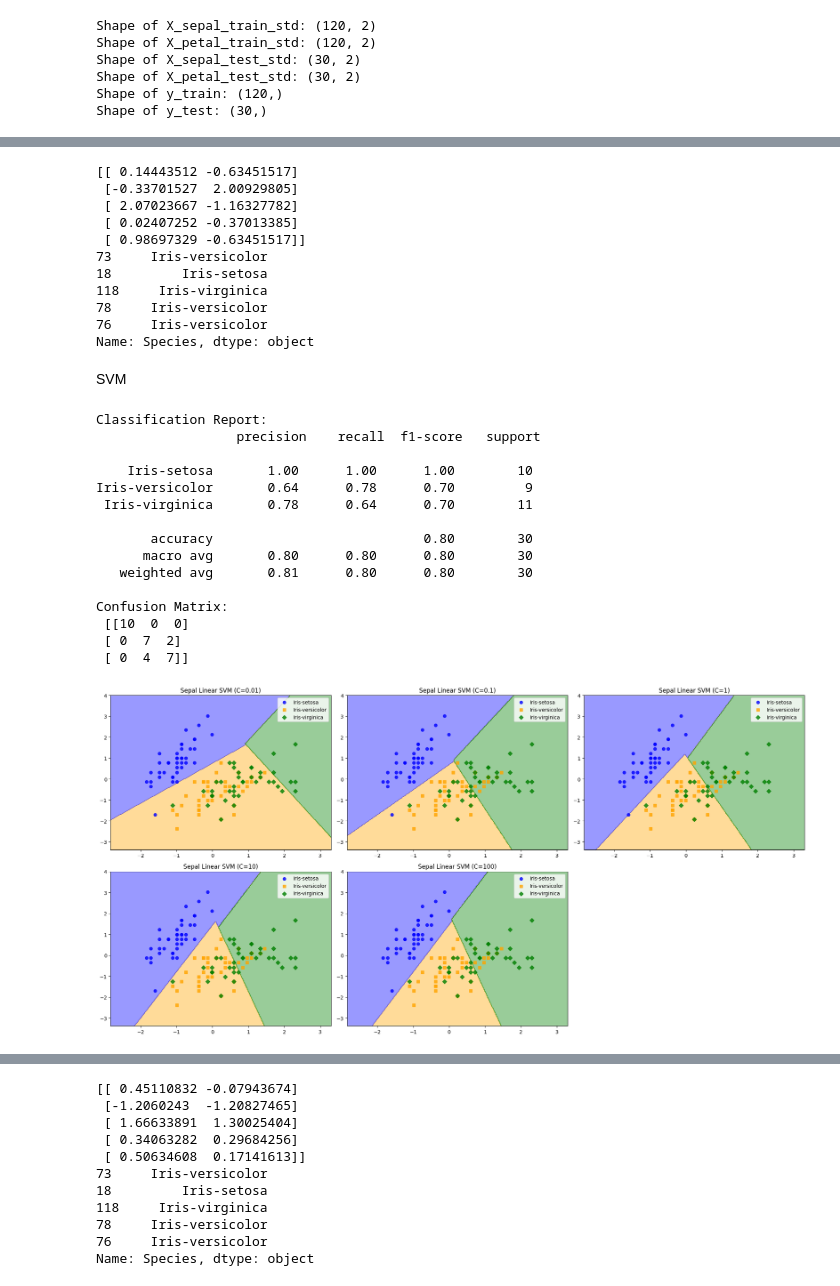
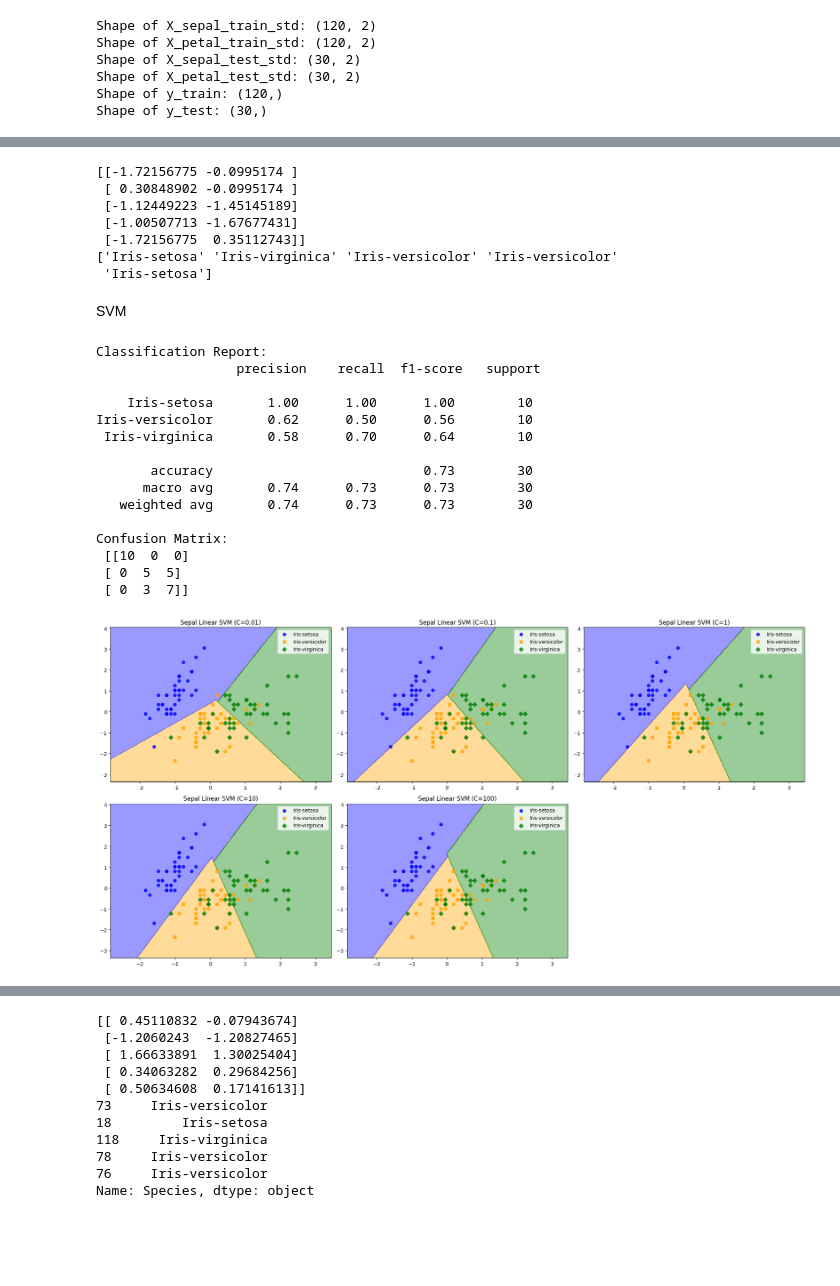
Before and after one commit to Lovjoy/Iris-EDA-and-Machine-Learning, a Jupyter notebook: EDA.ipynb, the cells around one changed output, grey strips where cells are left out. Drawn from its saved outputs; the diff is of its cells as text; code cells hidden in the pictures; blank space fills up the shorter version.

```diff
--- a/EDA.ipynb
+++ b/EDA.ipynb
@@ -144,8 +175,8 @@ from matplotlib.colors import ListedColormap
 def plot_decision_regions(X,y,classifier,resolution=0.02,title="Decision Regions"):
 
     # Initialise the marker types and colors
-    markers = ('o','s','D','^','v')
-    colors = ('blue', 'orange', 'green','gray','cyan')
+    markers = ('o','s','D')
+    colors = ('blue', 'orange', 'green')
     color_Map = ListedColormap(colors[:len(np.unique(y))])
 
     # Convert string labels to numeric if needed
@@ -194,23 +225,29 @@ iris.shape
 # %% [output]
 (150, 5)
 # %%
-train, test = train_test_split(iris, test_size=0.2, random_state=42)
+from sklearn.model_selection import train_test_split
+from sklearn.preprocessing import StandardScaler
 
-X_sepal_train = train[['SepalLengthCm', 'SepalWidthCm']]
-X_petal_train = train[['PetalLengthCm', 'PetalWidthCm']]
+train, test = train_test_split(
+    iris, test_size=0.2, random_state=42, stratify=iris["Species"]
+)
 
-X_sepal_test = test[['SepalLengthCm', 'SepalWidthCm']]
-X_petal_test = test[['PetalLengthCm', 'PetalWidthCm']]
+X_sepal_train = train[["SepalLengthCm", "SepalWidthCm"]].values
+X_sepal_test  = test[["SepalLengthCm", "SepalWidthCm"]].values
 
-y_train = train['Species']
-y_test = test['Species']
+X_petal_train = train[["PetalLengthCm", "PetalWidthCm"]].values
+X_petal_test  = test[["PetalLengthCm", "PetalWidthCm"]].values
 
+y_train = train["Species"].values
+y_test  = test["Species"].values
 
-scaler = StandardScaler()
-X_sepal_train_std = scaler.fit_transform(X_sepal_train)
-X_petal_train_std = scaler.fit_transform(X_petal_train)
-X_sepal_test_std = scaler.fit_transform(X_sepal_test)
-X_petal_test_std = scaler.fit_transform(X_petal_test)
+scaler_sepal = StandardScaler()
+X_sepal_train_std = scaler_sepal.fit_transform(X_sepal_train)
+X_sepal_test_std  = scaler_sepal.transform(X_sepal_test)
+
+scaler_petal = StandardScaler()
+X_petal_train_std = scaler_petal.fit_transform(X_petal_train)
+X_petal_test_std  = scaler_petal.transform(X_petal_test)
 
 print("Shape of X_sepal_train_std:", X_sepal_train_std.shape)
 print("Shape of X_petal_train_std:", X_petal_train_std.shape)
@@ -243,22 +276,18 @@ Name: Species, dtype: object
 # %%
 print(X_sepal_test_std[:5])
-print(y_test.head())
+print(y_test[:5])
 # %% [output]
-[[ 0.14443512 -0.63451517]
- [-0.33701527  2.00929805]
- [ 2.07023667 -1.16327782]
- [ 0.02407252 -0.37013385]
- [ 0.98697329 -0.63451517]]
-73     Iris-versicolor
-18         Iris-setosa
-118     Iris-virginica
-78     Iris-versicolor
-76     Iris-versicolor
-Name: Species, dtype: object
+[[-1.72156775 -0.0995174 ]
+ [ 0.30848902 -0.0995174 ]
+ [-1.12449223 -1.45145189]
+ [-1.00507713 -1.67677431]
+ [-1.72156775  0.35112743]]
+['Iris-setosa' 'Iris-virginica' 'Iris-versicolor' 'Iris-versicolor'
+ 'Iris-setosa']
 # %% [markdown]
 SVM
 # %%
-model = svm.SVC(kernel='linear')
+model = svm.SVC(kernel='linear') # define the SVM model with a linear kernel cost = 1
 model.fit(X_sepal_train_std, y_train)
 y_pred = model.predict(X_sepal_test_std)
 print("Classification Report:\n", classification_report(y_test, y_pred))
@@ -268,29 +297,30 @@ Classification Report:
                   precision    recall  f1-score   support
 
     Iris-setosa       1.00      1.00      1.00        10
-Iris-versicolor       0.64      0.78      0.70         9
- Iris-virginica       0.78      0.64      0.70        11
+Iris-versicolor       0.62      0.50      0.56        10
+ Iris-virginica       0.58      0.70      0.64        10
 
-       accuracy                           0.80        30
-      macro avg       0.80      0.80      0.80        30
-   weighted avg       0.81      0.80      0.80        30
+       accuracy                           0.73        30
+      macro avg       0.74      0.73      0.73        30
+   weighted avg       0.74      0.73      0.73        30
 
 Confusion Matrix:
  [[10  0  0]
- [ 0  7  2]
- [ 0  4  7]]
+ [ 0  5  5]
+ [ 0  3  7]]
 # %%
 plt.figure(figsize=(20, 10))
+grid = [0.01, 0.1, 1, 10, 100]
 
-for i, cost in enumerate([0.01, 0.1, 1, 10, 100], 1):
+for i, cost in enumerate(grid, 1):
     model = svm.SVC(kernel='linear', C=cost)
     model.fit(X_sepal_train_std, y_train)
     plt.subplot(2, 3, i)
     plot_decision_regions(X_sepal_train_std, y_train, classifier=model, title=f"Sepal Linear SVM (C={cost})")
 plt.tight_layout()
 plt.show()
 # %% [output]
-[figure, old version]
+[figure, new version]
 # %%
 print(X_petal_train_std[:5])
 print(y_train.head())
```
Also changed, not shown: parts of 20 cells of this notebook.
